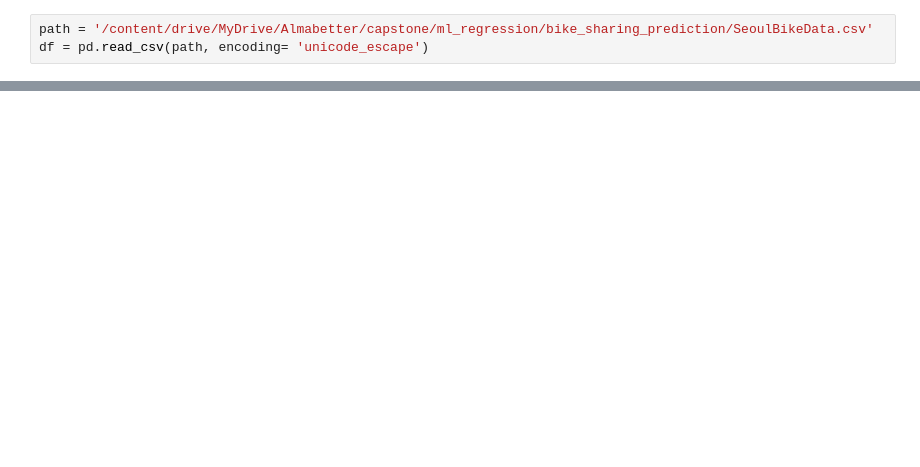
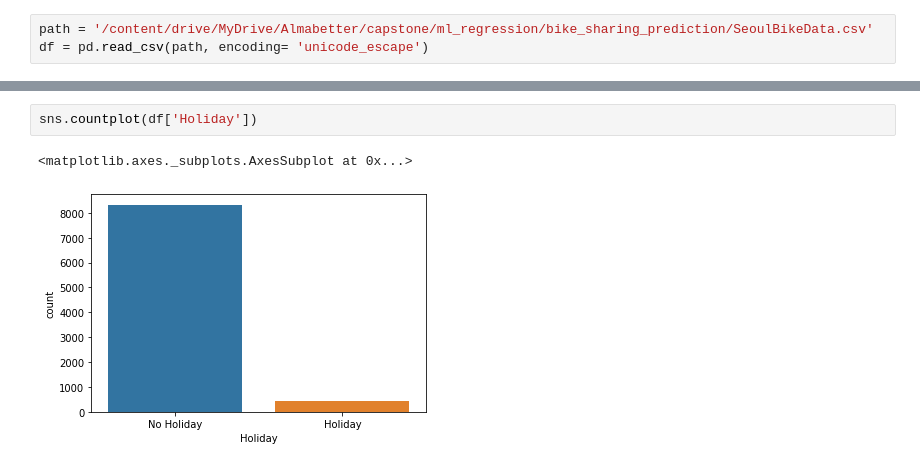
Before and after one commit to AtulChouhan0/Bike-Sharing-Demand-Prediction, a Jupyter notebook: Bike_Sharing_Demand_Prediction_Capstone_Project.ipynb, the cells around one changed output, grey strips where cells are left out. Saved outputs shown, nothing was run; the diff lists cells and outputs as text; blank space fills up the shorter version.

```diff
--- a/Bike_Sharing_Demand_Prediction_Capstone_Project.ipynb
+++ b/Bike_Sharing_Demand_Prediction_Capstone_Project.ipynb
@@ -42,0 +54,5 @@ df = pd.read_csv(path, encoding= 'unicode_escape')
+# %%
+sns.countplot(df['Holiday'])
+# %% [output]
+<matplotlib.axes._subplots.AxesSubplot at 0x...>
+[figure, added]
```
Also changed, not shown: parts of 69 cells of this notebook.
